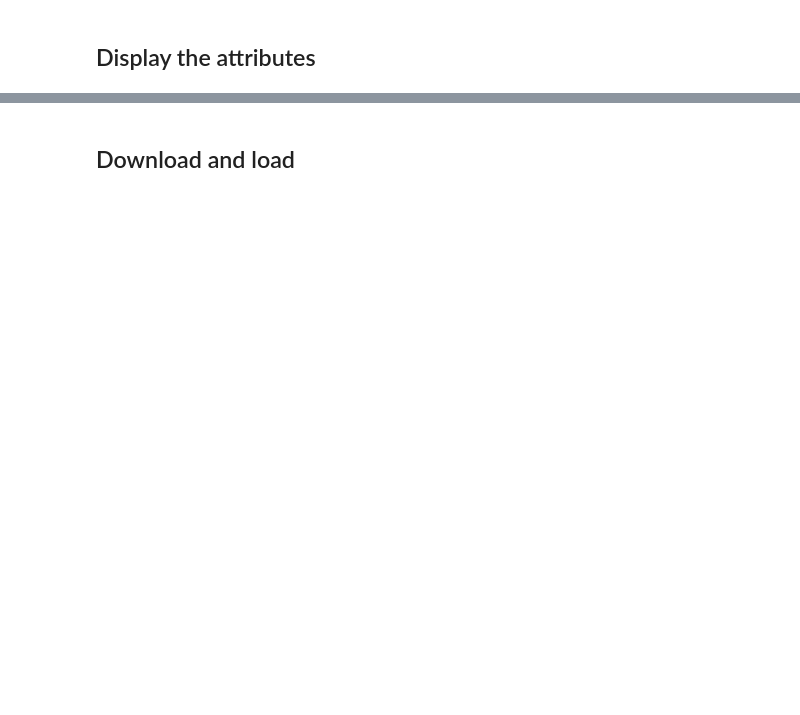
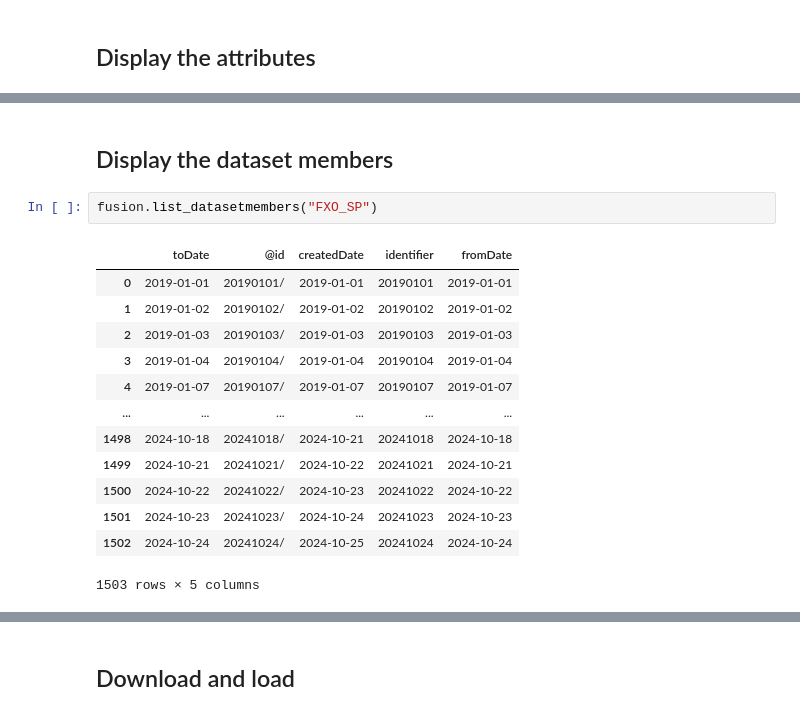
Before and after one commit to jpmorganchase/fusion, a Jupyter notebook: docs/get_started.ipynb, the cells around one changed output, grey strips where cells are left out. Cells and saved outputs as stored; diff of their text form; blank space fills up the shorter version.

```diff
--- a/docs/get_started.ipynb
+++ b/docs/get_started.ipynb
@@ -90,0 +96,18 @@ fusion.list_dataset_attributes("FXO_SP")
+# %% [markdown]
+## Display the dataset members
+# %%
+fusion.list_datasetmembers("FXO_SP")
+# %% [output]
+|  | toDate | @id | createdDate | identifier | fromDate |
+| 0 | 2019-01-01 | 20190101/ | 2019-01-01 | 20190101 | 2019-01-01 |
+| 1 | 2019-01-02 | 20190102/ | 2019-01-02 | 20190102 | 2019-01-02 |
+| 2 | 2019-01-03 | 20190103/ | 2019-01-03 | 20190103 | 2019-01-03 |
+| 3 | 2019-01-04 | 20190104/ | 2019-01-04 | 20190104 | 2019-01-04 |
+| 4 | 2019-01-07 | 20190107/ | 2019-01-07 | 20190107 | 2019-01-07 |
+| ... | ... | ... | ... | ... | ... |
+| 1498 | 2024-10-18 | 20241018/ | 2024-10-21 | 20241018 | 2024-10-18 |
+| 1499 | 2024-10-21 | 20241021/ | 2024-10-22 | 20241021 | 2024-10-21 |
+| 1500 | 2024-10-22 | 20241022/ | 2024-10-23 | 20241022 | 2024-10-22 |
+| 1501 | 2024-10-23 | 20241023/ | 2024-10-24 | 20241023 | 2024-10-23 |
+| 1502 | 2024-10-24 | 20241024/ | 2024-10-25 | 20241024 | 2024-10-24 |
+1503 rows × 5 columns
```
Also changed, not shown: parts of 18 cells of this notebook, 1 other file.
